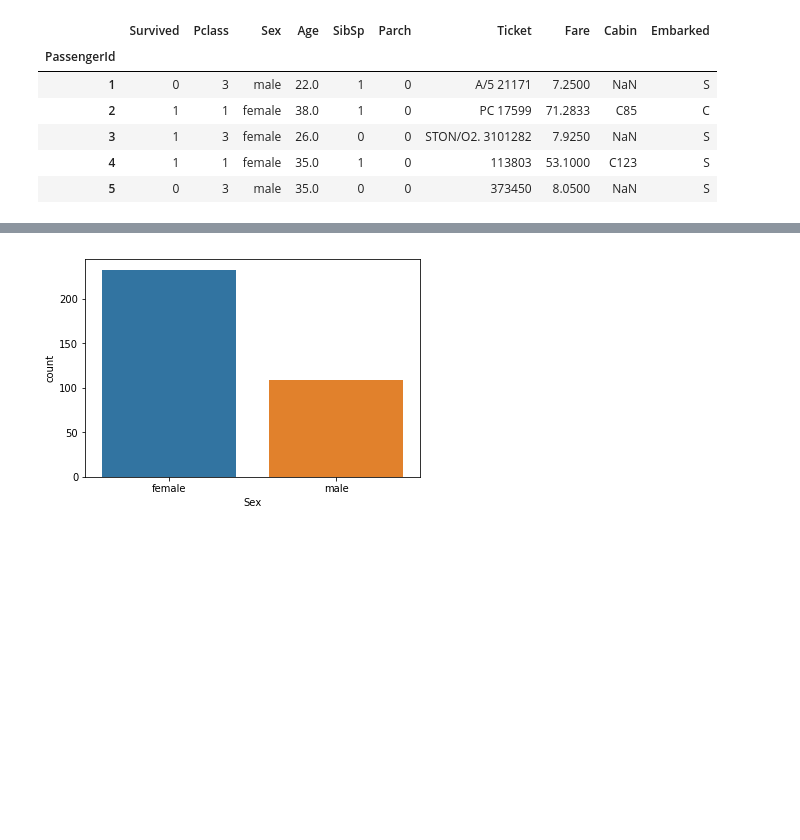
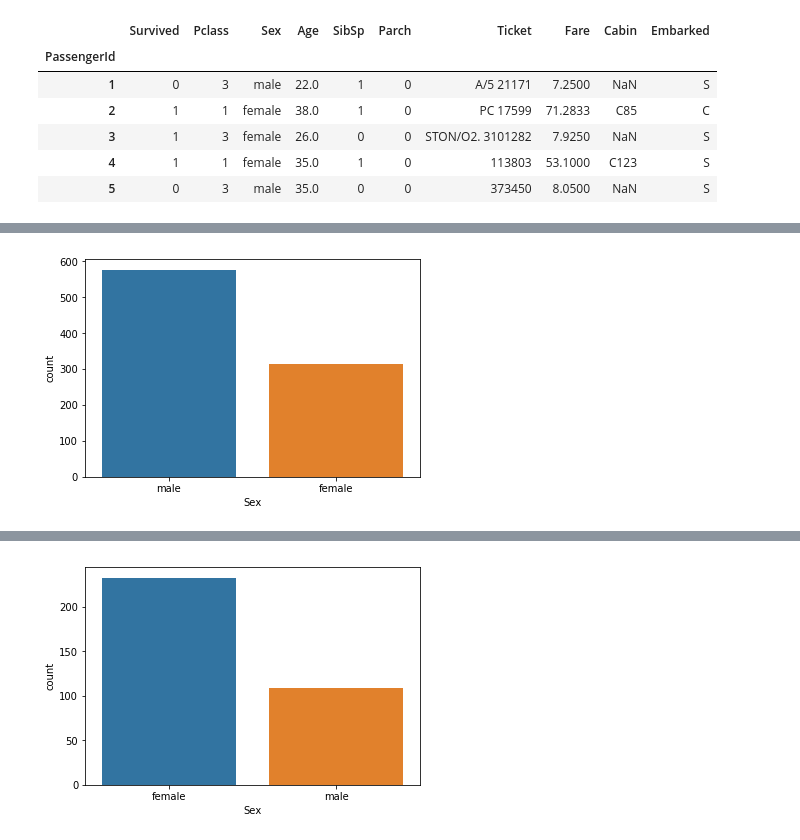
Before and after one commit to rushi0109/Titanic, a Jupyter notebook: Titanic.ipynb, the cells around one changed output, grey strips where cells are left out. Saved outputs shown, nothing was run; the diff lists cells and outputs as text; code cells hidden in the pictures; blank space fills up the shorter version.

```diff
--- a/Titanic.ipynb
+++ b/Titanic.ipynb
@@ -29,0 +70,5 @@ titanic_data.head()
+# %%
+sns.countplot(titanic_data.Sex)
+plt.show()
+# %% [output]
+[figure, added]
```
Also changed, not shown: parts of 31 cells of this notebook.
